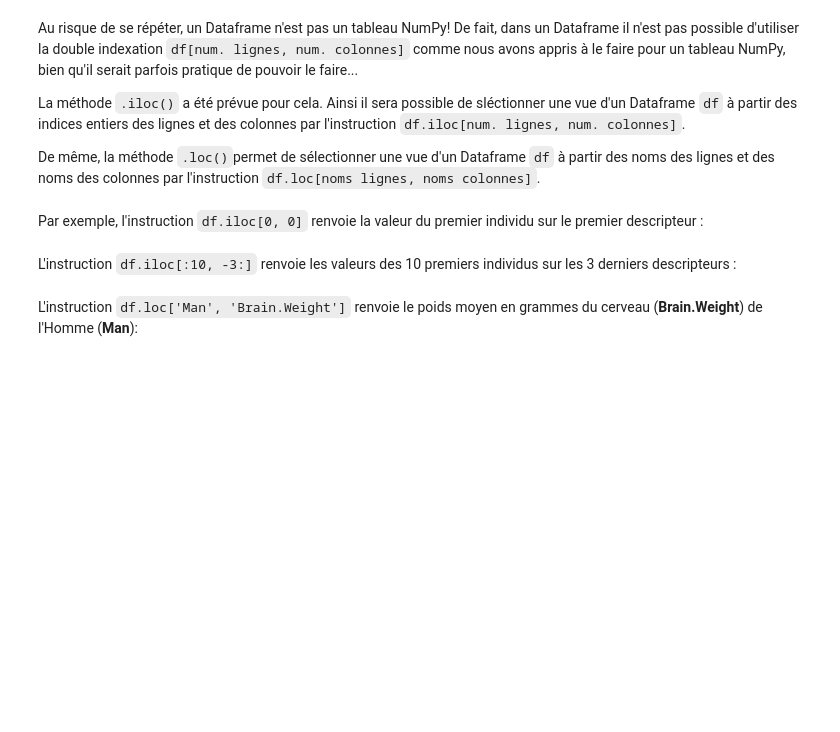
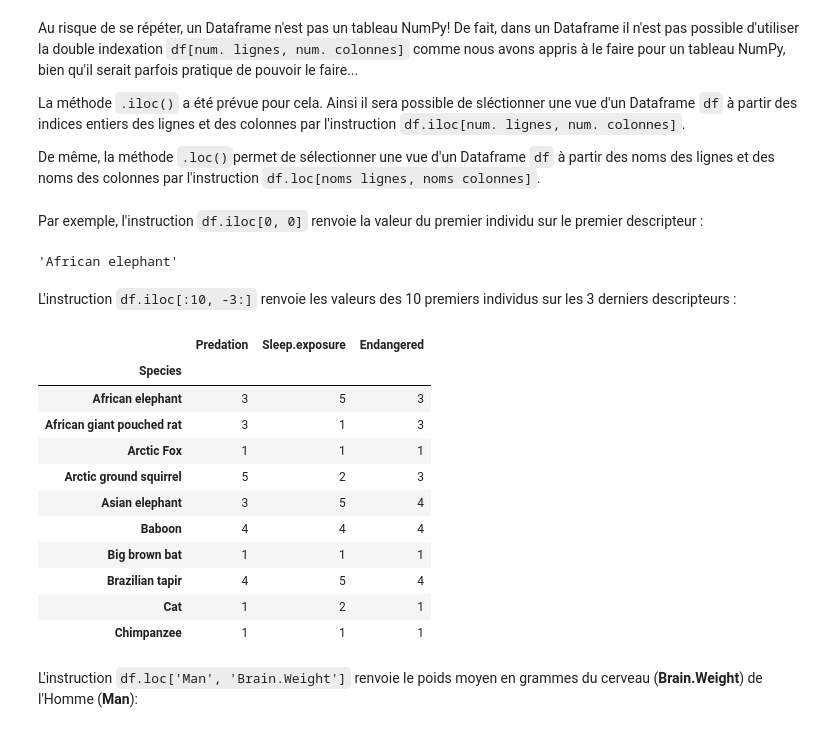
Before and after one commit to Asminouch/Semestre4_2026, a Jupyter notebook: opti/TP3 - Introduction à Pandas-20260206/TP3_Pandas.ipynb, the cells around one changed output. Saved outputs shown, nothing was run; the diff lists cells and outputs as text; code cells hidden in the pictures; blank space fills up the shorter version.

```diff
--- a/opti/TP3 - Introduction à Pandas-20260206/TP3_Pandas.ipynb
+++ b/opti/TP3 - Introduction à Pandas-20260206/TP3_Pandas.ipynb
@@ -329,7 +430,26 @@ La méthode `.iloc()` a été prévue pour cela. Ainsi il sera possible de sléc
 De même, la méthode `.loc()`permet de sélectionner une vue d'un Dataframe `df` à partir des noms des lignes et des noms des colonnes par l'instruction `df.loc[noms lignes, noms colonnes]`.
 # %% [markdown]
 Par exemple, l'instruction `df.iloc[0, 0]` renvoie la valeur du premier individu sur le premier descripteur :
+# %%
+df.iloc[0,0]
+# %% [output]
+'African elephant'
 # %% [markdown]
 L'instruction `df.iloc[:10, -3:]` renvoie les valeurs des 10 premiers individus sur les 3 derniers descripteurs :
+# %%
+df.iloc[:10, -3:]
+# %% [output]
+|  | Predation | Sleep.exposure | Endangered |
+| Species |  |  |  |
+| African elephant | 3 | 5 | 3 |
+| African giant pouched rat | 3 | 1 | 3 |
+| Arctic Fox | 1 | 1 | 1 |
+| Arctic ground squirrel | 5 | 2 | 3 |
+| Asian elephant | 3 | 5 | 4 |
+| Baboon | 4 | 4 | 4 |
+| Big brown bat | 1 | 1 | 1 |
+| Brazilian tapir | 4 | 5 | 4 |
+| Cat | 1 | 2 | 1 |
+| Chimpanzee | 1 | 1 | 1 |
 # %% [markdown]
 L'instruction `df.loc['Man', 'Brain.Weight']` renvoie le poids moyen en grammes du cerveau (**Brain.Weight**) de l'Homme (**Man**):
```
Also changed, not shown: parts of 21 cells of this notebook.
